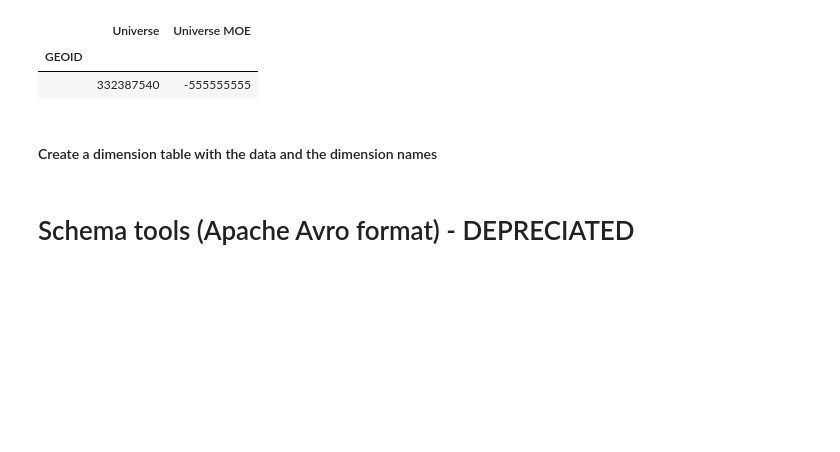
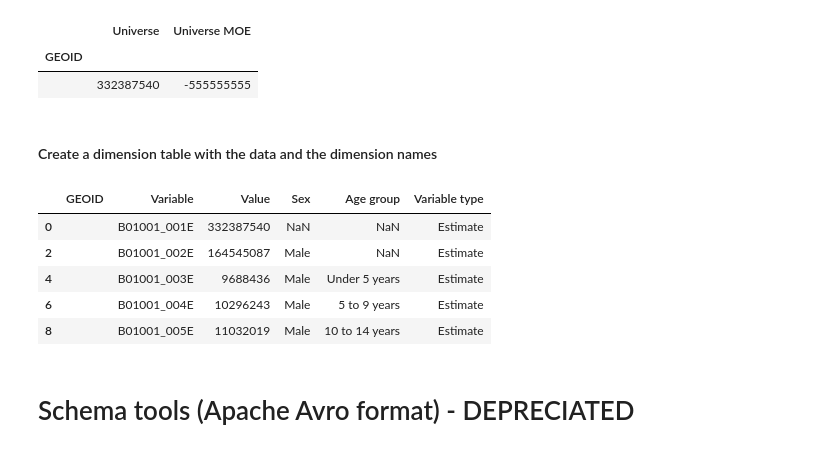
Before and after one commit to morpc/morpc-py, a Jupyter notebook: demo/morpc-py-demos.ipynb, the cells around one changed output. Cells and saved outputs as stored; diff of their text form; code cells hidden in the pictures; blank space fills up the shorter version.

```diff
--- a/demo/morpc-py-demos.ipynb
+++ b/demo/morpc-py-demos.ipynb
@@ -583,6 +583,15 @@ morpc.acs_generate_universe_table(data.set_index("GEO_ID"), "B01001_001")
 #### Create a dimension table with the data and the dimension names
 # %%
 dim_table = morpc.census.acs_generate_dimension_table(data.set_index("GEO_ID"), schema, idFields=idFields, dimensionNames=["Sex", "Age group"])
+# %%
+dim_table.loc[dim_table['Variable type'] == 'Estimate'].head()
+# %% [output]
+|  | GEOID | Variable | Value | Sex | Age group | Variable type |
+| 0 |  | B01001_001E | 332387540 | NaN | NaN | Estimate |
+| 2 |  | B01001_002E | 164545087 | Male | NaN | Estimate |
+| 4 |  | B01001_003E | 9688436 | Male | Under 5 years | Estimate |
+| 6 |  | B01001_004E | 10296243 | Male | 5 to 9 years | Estimate |
+| 8 |  | B01001_005E | 11032019 | Male | 10 to 14 years | Estimate |
 # %% [markdown]
 # Schema tools (Apache Avro format) - DEPRECIATED
 # %% [markdown]
```
